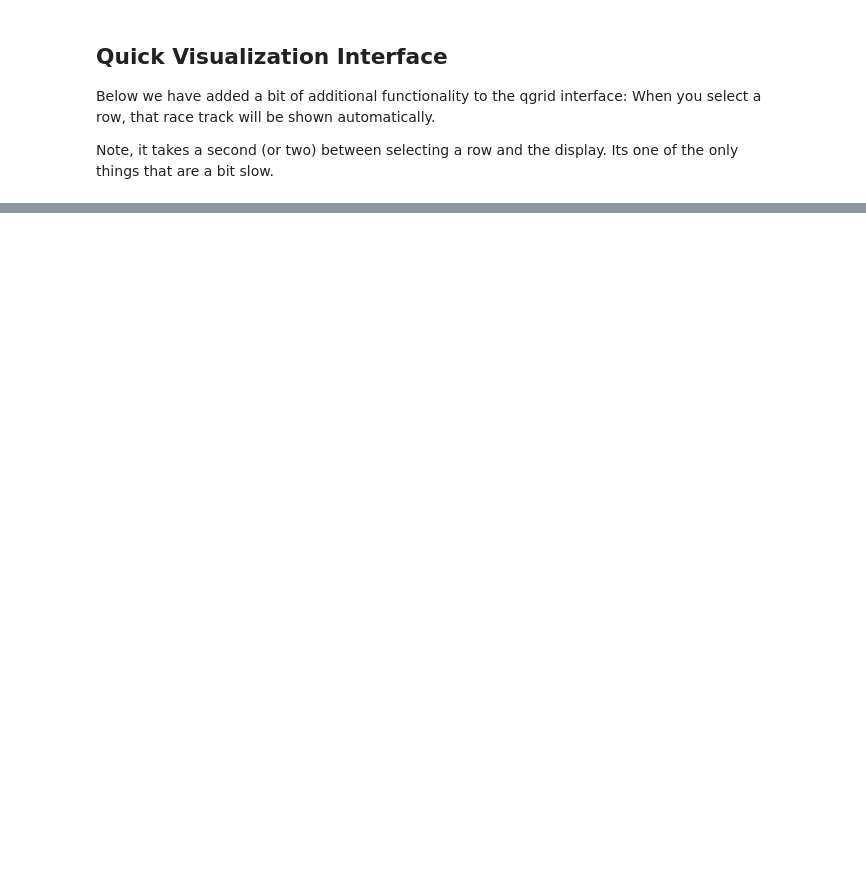
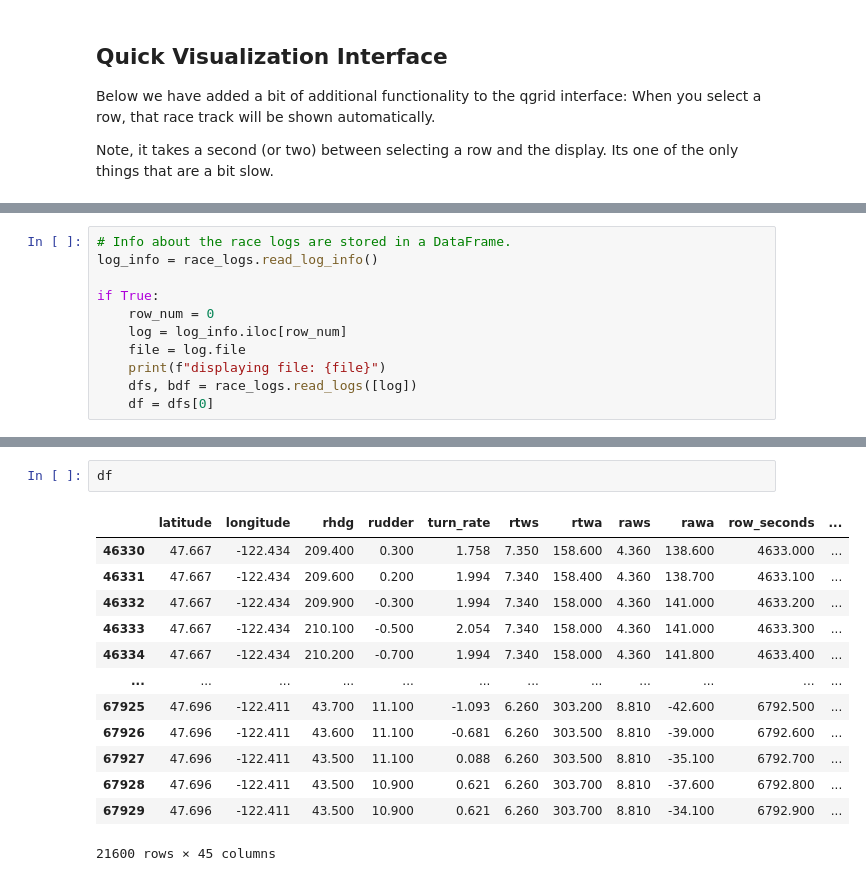
Before and after one commit to violapaul/RegattaAnalysis, a Jupyter notebook: Race_Logs.ipynb, the cells around one changed output, grey strips where cells are left out. Cells and saved outputs as stored; diff of their text form; blank space fills up the shorter version.

```diff
--- a/Race_Logs.ipynb
+++ b/Race_Logs.ipynb
@@ -221,0 +232,11 @@ Session from 2020-04-04 17:03:21.050000, 142349 rows, 3.953888888888889 hours.
+# %%
+# Info about the race logs are stored in a DataFrame.
+log_info = race_logs.read_log_info()
+
+if True:
+    row_num = 0
+    log = log_info.iloc[row_num]
+    file = log.file
+    print(f"displaying file: {file}")
+    dfs, bdf = race_logs.read_logs([log])
+    df = dfs[0]
@@ -221,0 +256,16 @@ Session from 2020-04-04 17:03:21.050000, 142349 rows, 3.953888888888889 hours.
+# %%
+df
+# %% [output]
+|  | latitude | longitude | rhdg | rudder | turn_rate | rtws | rtwa | raws | rawa | row_seconds | ... |
+| 46330 | 47.667 | -122.434 | 209.400 | 0.300 | 1.758 | 7.350 | 158.600 | 4.360 | 138.600 | 4633.000 | ... |
+| 46331 | 47.667 | -122.434 | 209.600 | 0.200 | 1.994 | 7.340 | 158.400 | 4.360 | 138.700 | 4633.100 | ... |
+| 46332 | 47.667 | -122.434 | 209.900 | -0.300 | 1.994 | 7.340 | 158.000 | 4.360 | 141.000 | 4633.200 | ... |
+| 46333 | 47.667 | -122.434 | 210.100 | -0.500 | 2.054 | 7.340 | 158.000 | 4.360 | 141.000 | 4633.300 | ... |
+| 46334 | 47.667 | -122.434 | 210.200 | -0.700 | 1.994 | 7.340 | 158.000 | 4.360 | 141.800 | 4633.400 | ... |
+| ... | ... | ... | ... | ... | ... | ... | ... | ... | ... | ... | ... |
+| 67925 | 47.696 | -122.411 | 43.700 | 11.100 | -1.093 | 6.260 | 303.200 | 8.810 | -42.600 | 6792.500 | ... |
+| 67926 | 47.696 | -122.411 | 43.600 | 11.100 | -0.681 | 6.260 | 303.500 | 8.810 | -39.000 | 6792.600 | ... |
+| 67927 | 47.696 | -122.411 | 43.500 | 11.100 | 0.088 | 6.260 | 303.500 | 8.810 | -35.100 | 6792.700 | ... |
+| 67928 | 47.696 | -122.411 | 43.500 | 10.900 | 0.621 | 6.260 | 303.700 | 8.810 | -37.600 | 6792.800 | ... |
+| 67929 | 47.696 | -122.411 | 43.500 | 10.900 | 0.621 | 6.260 | 303.700 | 8.810 | -34.100 | 6792.900 | ... |
+21600 rows × 45 columns
```
Also changed, not shown: parts of 14 cells of this notebook, 4 other files.
